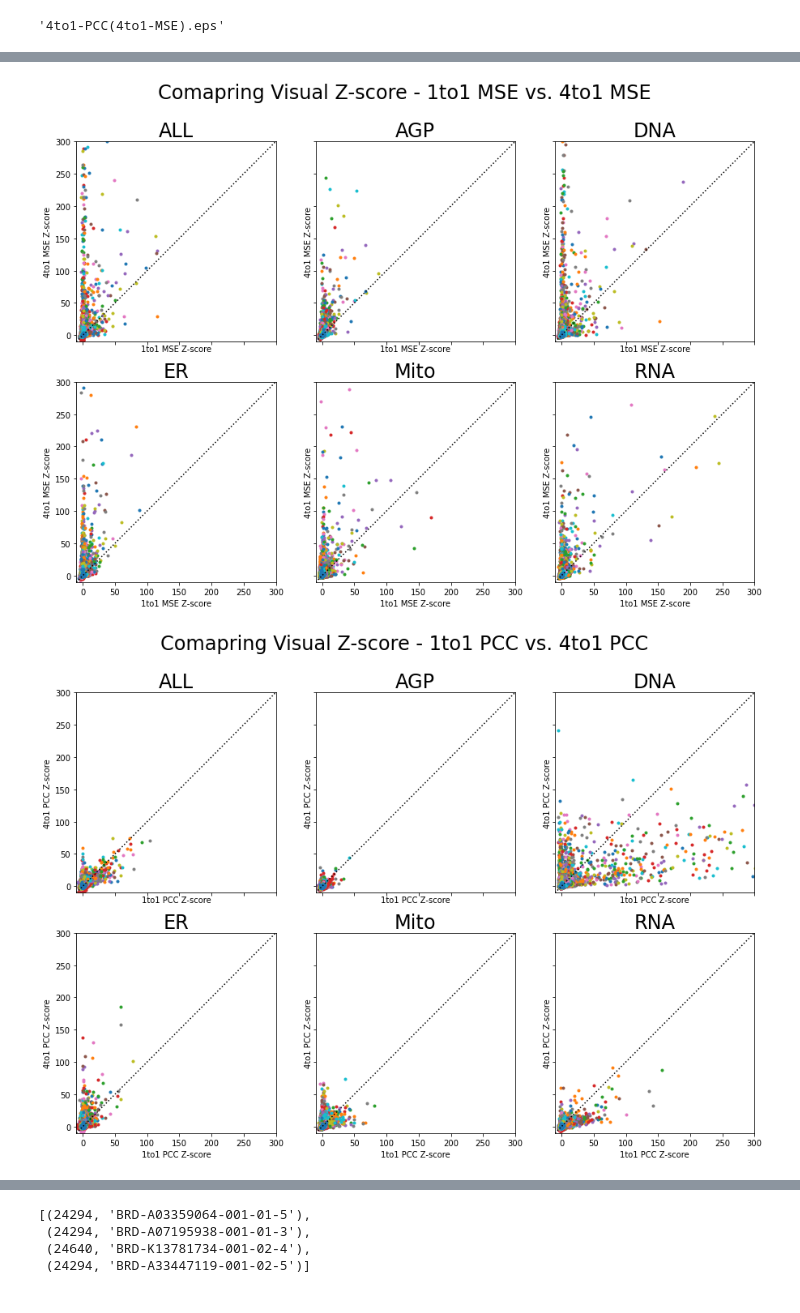
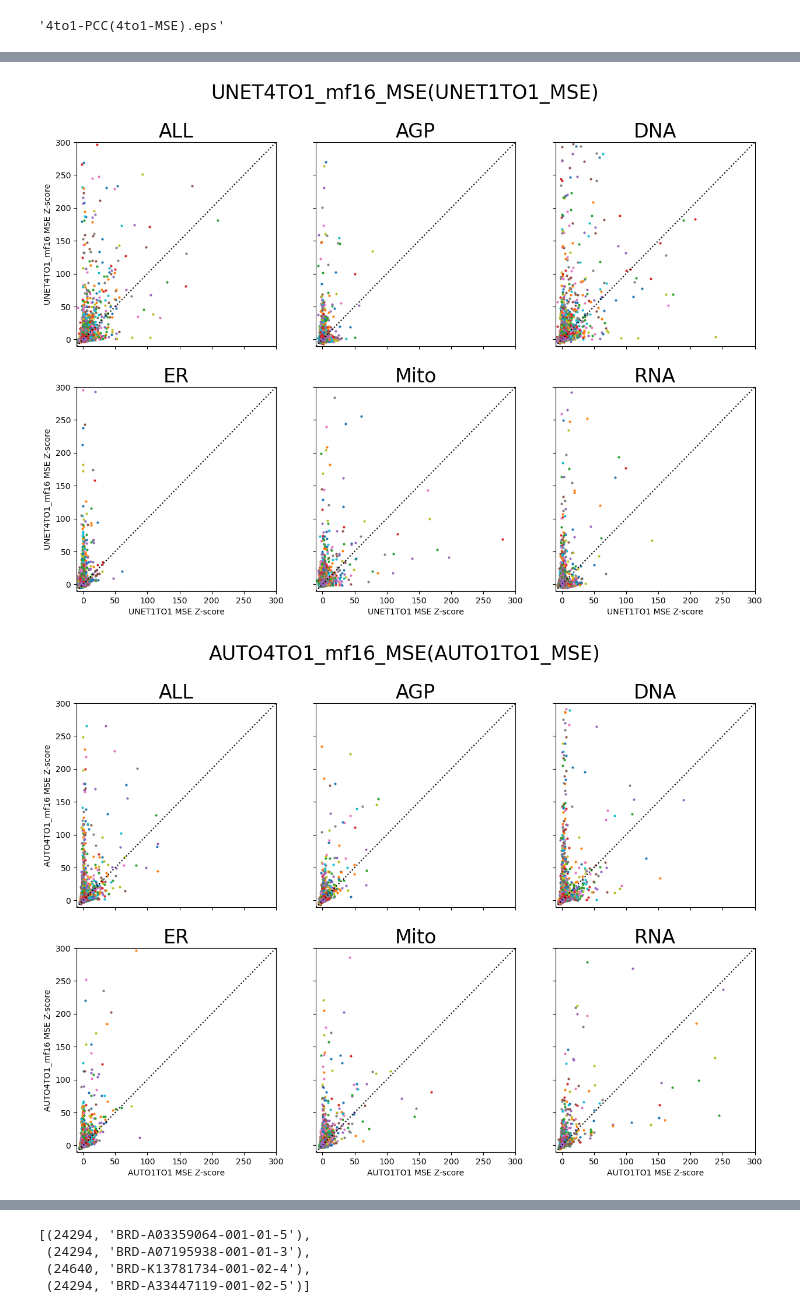
Before and after one commit to Naorko/CellProfiling-research, a Jupyter notebook: code/notebooks/new_notebooks/final_results.ipynb, the cells around one changed output, grey strips where cells are left out. Saved outputs shown, nothing was run; the diff lists cells and outputs as text; code cells hidden in the pictures.

```diff
--- a/code/notebooks/new_notebooks/final_results.ipynb
+++ b/code/notebooks/new_notebooks/final_results.ipynb
@@ -259,5 +287,5 @@ f'{kind_y}-{metric_y}({kind_x}-{metric_x}).eps'
 # %%
-plates = trts.index.get_level_values(0).unique().to_numpy()
+plates = f_trt.index.get_level_values(0).unique().to_numpy()
 plates.sort()
 len(plates)
 # %% [output]
@@ -266,3 +294,9 @@ len(plates)
 cmap = plt.get_cmap('rainbow')
 colors = [cmap(i) for i in np.linspace(0, 1, len(plates))]
 # colors = np.random.permutation(colors)
+# %%
+y_methods = [c[8:] for c in cols if '4TO1' in c]
+x_methods = [c[8:] for c in cols if '1TO1' in c]
+for y_mtd in y_methods:
+    for x_mtd in x_methods:
+        print(f'{y_mtd}({x_mtd})')
@@ -269,28 +312,45 @@ colors = [cmap(i) for i in np.linspace(0, 1, len(plates))]
+# %%
+combs = [
+    ('UNET1TO1', 'UNET4TO1_mf16'),
+    ('AUTO1TO1', 'AUTO4TO1_mf16'),
+    ('AUTO4TO1_mf16', 'UNET4TO1_mf16'),
+    ('AUTO1TO1', 'UNET1TO1'),
+]
+# %%
+import matplotlib
+matplotlib.rcParams['pdf.fonttype'] = 42
+matplotlib.rcParams['ps.fonttype'] = 42
 # %%
 nrows = 2
 ncols = 3
 
-for metric_y, kind_y, metric_x, kind_x in combins:
-    d={'xlabel':f"{kind_x} {metric_x} Z-score", 'ylabel':f"{kind_y} {metric_y} Z-score"}
-    fig, ax = plt.subplots(nrows, ncols, figsize =(ncols*5,nrows*5), sharex=True, sharey=True, subplot_kw=d)
-    fig.suptitle(f'Comapring Visual Z-score - {kind_x} {metric_x} vs. {kind_y} {metric_y}', fontsize = 24)
+for metric in ['MSE']:#, 'PCC']:
+    for x_mtd, y_mtd in combs:
+        d={'xlabel':f"{x_mtd} {metric} Z-score", 'ylabel':f"{y_mtd} {metric} Z-score"}
+        fig, ax = plt.subplots(nrows, ncols, figsize =(ncols*5,nrows*5), sharex=True, sharey=True, subplot_kw=d)
+        fig.suptitle(f'{y_mtd}_{metric}({x_mtd}_{metric})', fontsize = 24)
 
-    mul_x = -1 if metric_x == 'PCC' else 1
-    mul_y = -1 if metric_y == 'PCC' else 1
+        mul_metric = -1 if metric == 'PCC' else 1
 
-    for i, chan in enumerate(['ALL', 'AGP', 'DNA', 'ER', 'Mito', 'RNA']):
-        for p, color in zip(plates, colors):
-            ax[i//ncols, i%ncols].plot(trts.loc[p][f'{chan}_{metric_x}_{kind_x}']*mul_x, trts.loc[p][f'{chan}_{metric_y}_{kind_y}']*mul_y, '.')
-#         sns.kdeplot(x=trts[f'{chan}_{metric_x}_{kind_x}']*mul_x, y=trts[f'{chan}_{metric_y}_{kind_y}']*mul_y,ax=ax[i//ncols, i%ncols], clip=(-10,100))
-        ax[i//ncols, i%ncols].set_title(chan, fontsize=24)
-        ax[i//ncols, i%ncols].plot(range(-10,300), range(-10,300), 'k:')
-        ax[i//ncols, i%ncols].set_xlim(-10, 300)
-        ax[i//ncols, i%ncols].set_ylim(-10, 300)
-#         ax[i//ncols, i%ncols].set_xscale('symlog')
-#         ax[i//ncols, i%ncols].set_yscale('symlog')
+        for i, chan in enumerate(['ALL', 'AGP', 'DNA', 'ER', 'Mito', 'RNA']):
+            for p, color in zip(plates, colors):
+                ax[i//ncols, i%ncols].plot(f_trt.loc[p][f'{chan}_{metric}_{x_mtd}']*mul_metric, f_trt.loc[p][f'{chan}_{metric}_{y_mtd}']*mul_metric, '.', markeredgewidth=0)
+    #         sns.kdeplot(x=trts[f'{chan}_{metric_x}_{kind_x}']*mul_x, y=trts[f'{chan}_{metric_y}_{kind_y}']*mul_y,ax=ax[i//ncols, i%ncols], clip=(-10,100))
+            ax[i//ncols, i%ncols].set_title(chan, fontsize=24)
+            ax[i//ncols, i%ncols].plot(range(-10,300), range(-10,300), 'k:')
+            ax[i//ncols, i%ncols].set_xlim(-10, 300)
+            ax[i//ncols, i%ncols].set_ylim(-10, 300)
+    #         ax[i//ncols, i%ncols].set_xscale('symlog')
+    #         ax[i//ncols, i%ncols].set_yscale('symlog')
+            if not i//ncols:
+                ax[i//ncols, i%ncols].set_xlabel('')
+            if i%ncols:
+                ax[i//ncols, i%ncols].set_ylabel('')
 
-#     fig.savefig(f'../plots/CompareVisual {kind_y}-{metric_y}({kind_x}-{metric_x}) Filtered(gt5).eps')
-    plt.show()
+        # fig.savefig(f'./30000/plots/{y_mtd}_{metric}({x_mtd}_{metric}).png', format='png')
+        # fig.savefig(f'./30000/plots/{y_mtd}_{metric}({x_mtd}_{metric}).eps', format='eps')
+        # fig.savefig(f'./30000/plots/{y_mtd}_{metric}({x_mtd}_{metric}).pdf', format='pdf', transparent=True)
+        plt.show()
 # %% [output]
-[figure, old version]
+[figure, new version]
-[figure, old version]
+[figure, new version]
```
Also changed, not shown: parts of 12 cells of this notebook, 6 other files.
